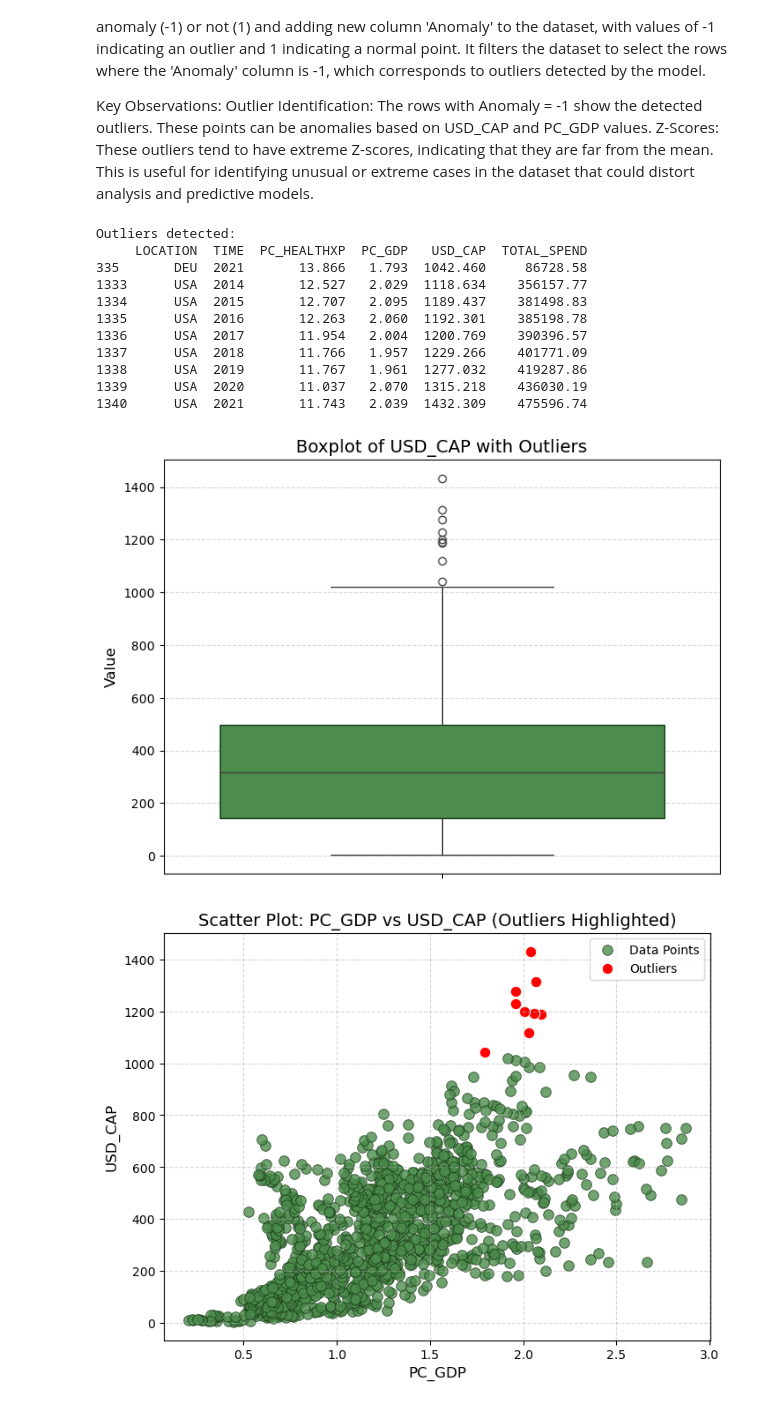
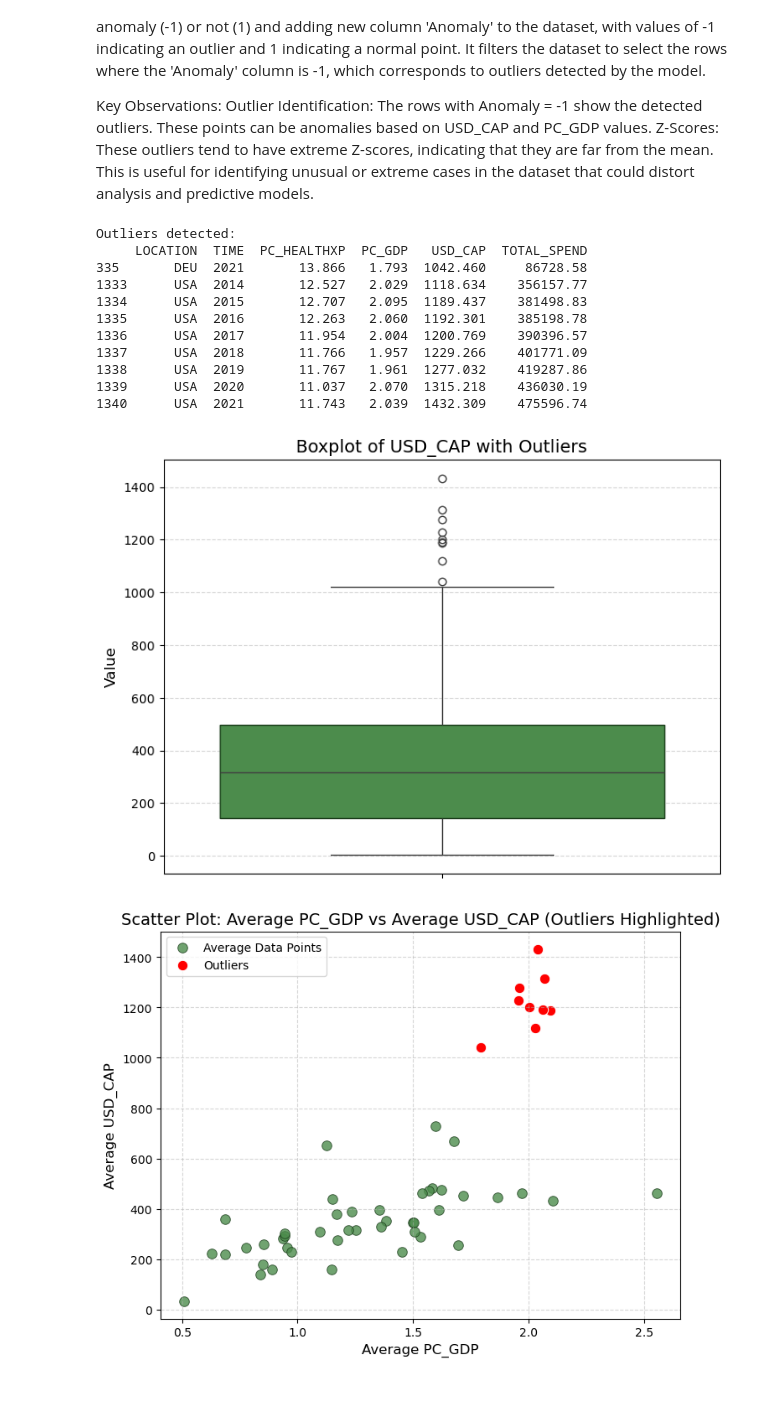
Before and after one commit to tqq199548/Team-2-Cohort-5, a Jupyter notebook: Identifying Top 10 and Bottom 10 Spenders with graphs.ipynb, the cells around one changed output. Drawn from its saved outputs; the diff is of its cells as text; code cells hidden in the pictures.

```diff
--- a/Identifying Top 10 and Bottom 10 Spenders with graphs.ipynb
+++ b/Identifying Top 10 and Bottom 10 Spenders with graphs.ipynb
@@ -248,33 +219,3 @@ Outlier Bounds: Outliers are values outside the range defined by 1.5 * IQR below
 Key Observations:
 Predicted Values: These are calculated based on model, offering estimates of 'USD_CAP'.
 Comparison: The predicted values seem lower than the actual 'USD_CAP' values in most cases, suggesting potential underestimation by the model.
-# %%
-import matplotlib.pyplot as plt
-
-# Define the green color scheme
-box_color = '#4c8c4c'  # Mid-tone green from the palette for a clean look
-
-plt.figure(figsize=(8, 6))
-
-# Customize boxplot with green colors
-box = plt.boxplot(data['USD_CAP'], patch_artist=True)  # `patch_artist=True` fills the box with color
-
-# Apply the green color scheme
-for patch in box['boxes']:
-    patch.set(facecolor=box_color)  # Box fill color
-    patch.set(edgecolor='#1b3d1b')  # Box border color
-
-# Customize other elements
-for whisker in box['whiskers']:
-    whisker.set(color='#2a512a', linewidth=1.5)
-
-for cap in box['caps']:
-    cap.set(color='#2a512a', linewidth=1.5)
-
-for median in box['medians']:
-    median.set(color='#88c888', linewidth=2)  # Median line color
-
-# Titles and labels
-plt.title('Boxplot of USD_CAP', fontsize=14)
-plt.ylabel('Value', fontsize=12)
-plt.show()
@@ -379,7 +295,7 @@ outliers = detect_outliers_iqr(data, 'USD_CAP')  # Replace 'USD_CAP' with your d
 print("Outliers detected:")
 print(outliers)
 
-# ✅ Visualization - Boxplot with consistent green color scheme
+# Visualization - Boxplot with consistent green color scheme
 plt.figure(figsize=(8, 6))
 box_color = '#4c8c4c'   # Mid-tone green for box fill
 border_color = '#1b3d1b'  # Dark green for edges
@@ -398,39 +314,42 @@ for patch in box.patches:
 plt.title('Boxplot of USD_CAP with Outliers', fontsize=14)
 plt.ylabel('Value', fontsize=12)
 plt.grid(axis='y', linestyle='--', alpha=0.5)  # Subtle gridlines
 plt.show()
 
-# ✅ Visualization - Scatter Plot with consistent green color scheme
+# Calculate the average of both variables for each country
+average_data = data.groupby('LOCATION')[['PC_GDP', 'USD_CAP']].mean().reset_index()
+
+# Visualization - Scatter Plot with consistent green color scheme
 plt.figure(figsize=(8, 6))
 
 # Green color for data points and red for outliers
-sns.scatterplot(x=data['PC_GDP'], y=data['USD_CAP'], label='Data Points',
+sns.scatterplot(x=average_data['PC_GDP'], y=average_data['USD_CAP'], label='Average Data Points',
                 color='#4c8c4c', edgecolor='#1b3d1b', alpha=0.8, s=70)
 
 # Highlight outliers in red
 sns.scatterplot(x=outliers['PC_GDP'], y=outliers['USD_CAP'], color='red', label='Outliers', s=80)
 
 # Styling
-plt.title('Scatter Plot: PC_GDP vs USD_CAP (Outliers Highlighted)', fontsize=14)
-plt.xlabel('PC_GDP', fontsize=12)
-plt.ylabel('USD_CAP', fontsize=12)
+plt.title('Scatter Plot: Average PC_GDP vs Average USD_CAP (Outliers Highlighted)', fontsize=14)
+plt.xlabel('Average PC_GDP', fontsize=12)
+plt.ylabel('Average USD_CAP', fontsize=12)
 plt.legend()
 plt.grid(True, linestyle='--', alpha=0.5)
 plt.show()
 # %% [output]
 Outliers detected:
      LOCATION  TIME  PC_HEALTHXP  PC_GDP   USD_CAP  TOTAL_SPEND
 335       DEU  2021       13.866   1.793  1042.460     86728.58
 1333      USA  2014       12.527   2.029  1118.634    356157.77
 1334      USA  2015       12.707   2.095  1189.437    381498.83
 1335      USA  2016       12.263   2.060  1192.301    385198.78
 1336      USA  2017       11.954   2.004  1200.769    390396.57
 1337      USA  2018       11.766   1.957  1229.266    401771.09
 1338      USA  2019       11.767   1.961  1277.032    419287.86
 1339      USA  2020       11.037   2.070  1315.218    436030.19
 1340      USA  2021       11.743   2.039  1432.309    475596.74
 [figure]
-[figure, old version]
+[figure, new version]
 # %% [markdown]
 We are using the detect_outliers_iqr to computes the IQR for the specified column (USD_CAP in this case). Outliers are identified as data points falling outside the range defined by 1.5 * IQR from the Q1 (25th percentile) and Q3 (75th percentile). The function returns the rows that are outliers based on the IQR method. The outliers variable stores the rows in data where the USD_CAP values fall outside the IQR range. This identifies data points that deviate significantly from the norm, ensuring accurate analysis by eliminating skewed results.
 For Visualization, A boxplot is plotted to show the distribution of the USD_CAP values. The boxplot helps to visualize the spread, median, and any potential outliers in the USD_CAP data and also scatter plot is created to visualize the relationship between PC_GDP (x-axis) and USD_CAP (y-axis). The regular data points are shown in the scatter plot, while the detected outliers are highlighted in red.
```
Also changed, not shown: parts of 7 cells of this notebook.
